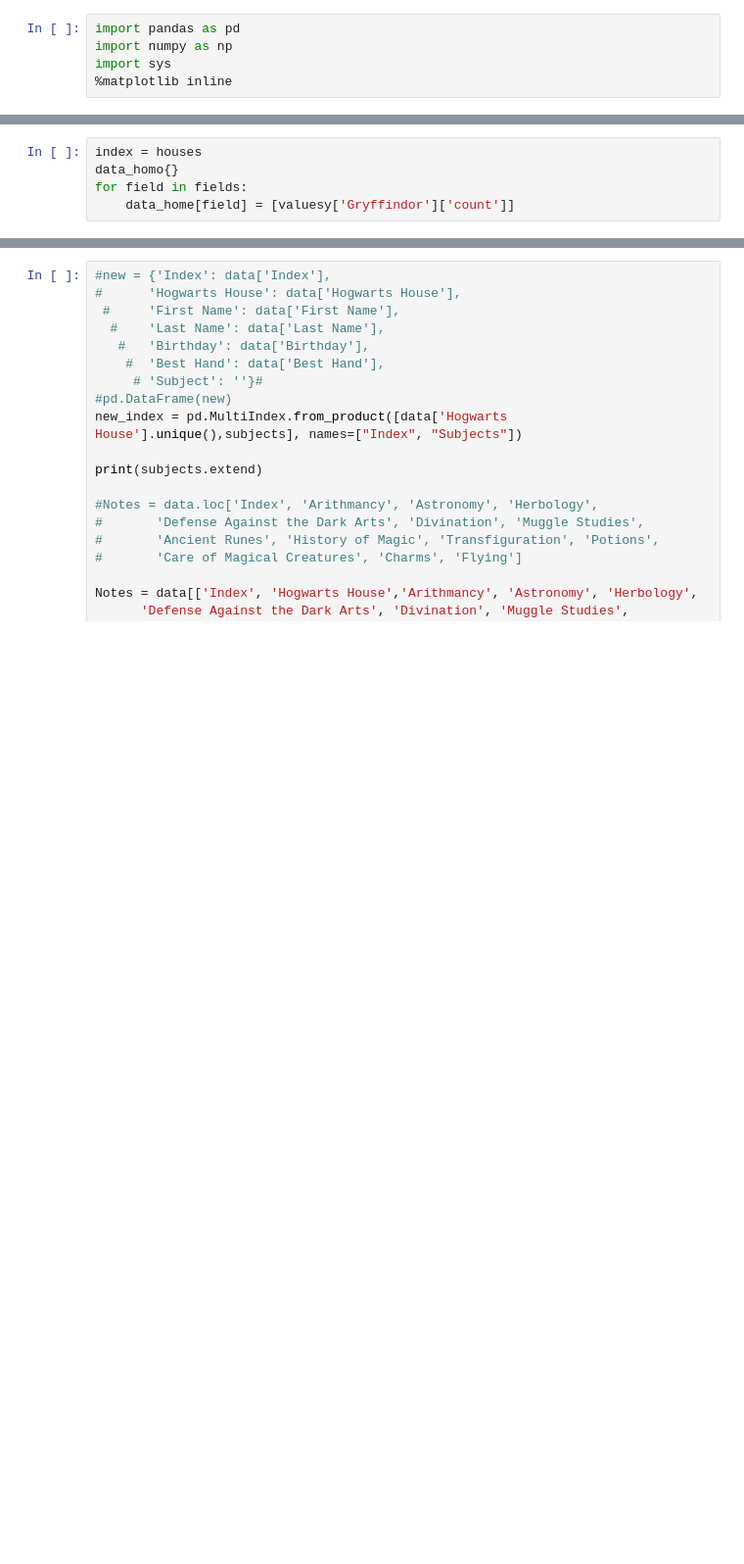
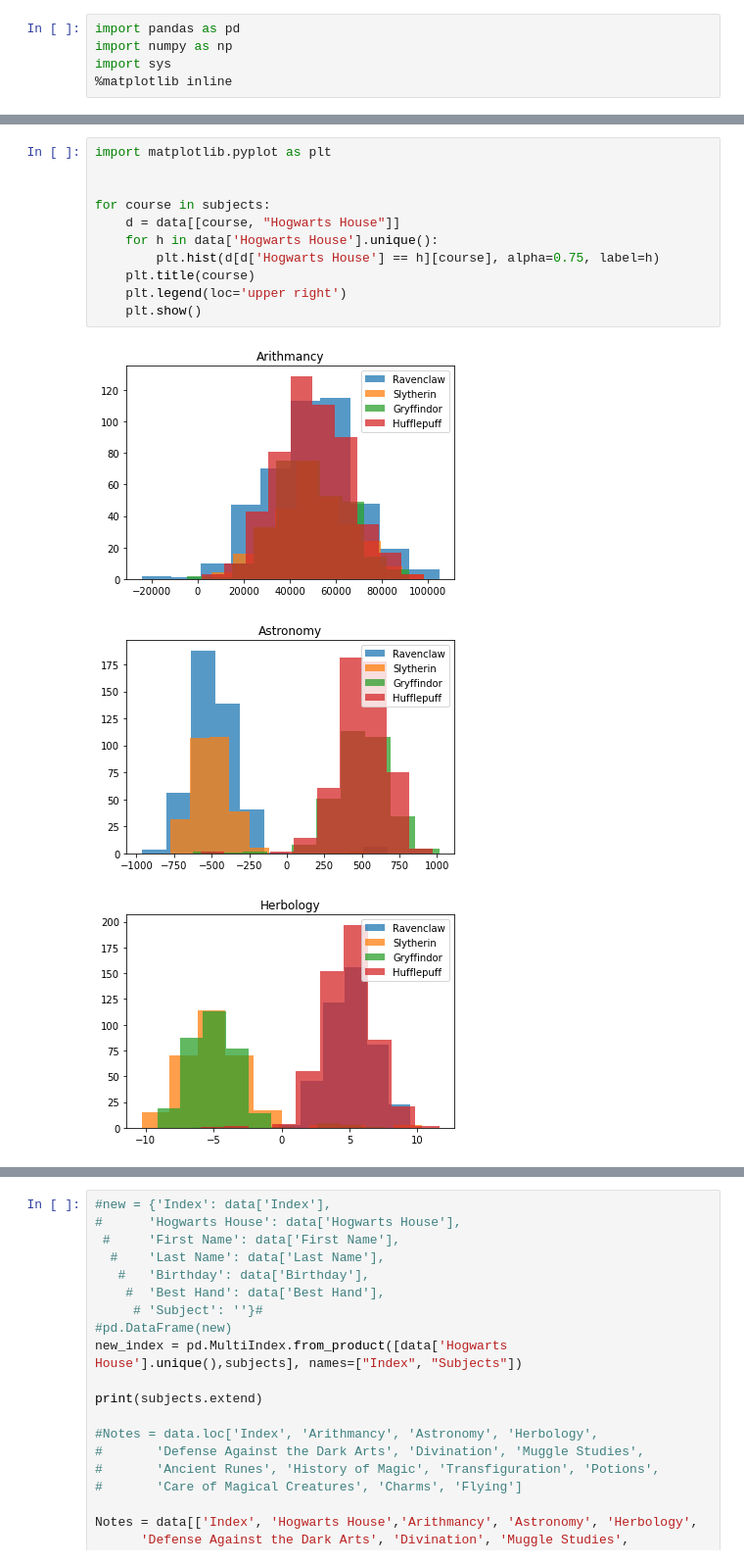
Before and after one commit to oktorok/dslr, a Jupyter notebook: data_visualization.ipynb, the cells around one changed output, grey strips where cells are left out. Shown: that part at 98% size. Drawn from its saved outputs; the diff is of its cells as text; blank space fills up the shorter version.

Commit message:
[STASH] backup data

```diff
--- a/data_visualization.ipynb
+++ b/data_visualization.ipynb
@@ -73,5 +135,15 @@ valuesy['Gryffindor'][0] + valuesy['Hufflepuff'][0]
 # %%
-index = houses
-data_homo{}
-for field in fields:
-    data_home[field] = [valuesy['Gryffindor']['count']]
+import matplotlib.pyplot as plt
+
+
+for course in subjects:
+    d = data[[course, "Hogwarts House"]]
+    for h in data['Hogwarts House'].unique():
+        plt.hist(d[d['Hogwarts House'] == h][course], alpha=0.75, label=h)
+    plt.title(course)
+    plt.legend(loc='upper right')
+    plt.show()
+# %% [output]
+[figure, added]
+[figure, added]
+[figure, added]
```
Also changed, not shown: parts of 12 cells of this notebook, 2 other files.
